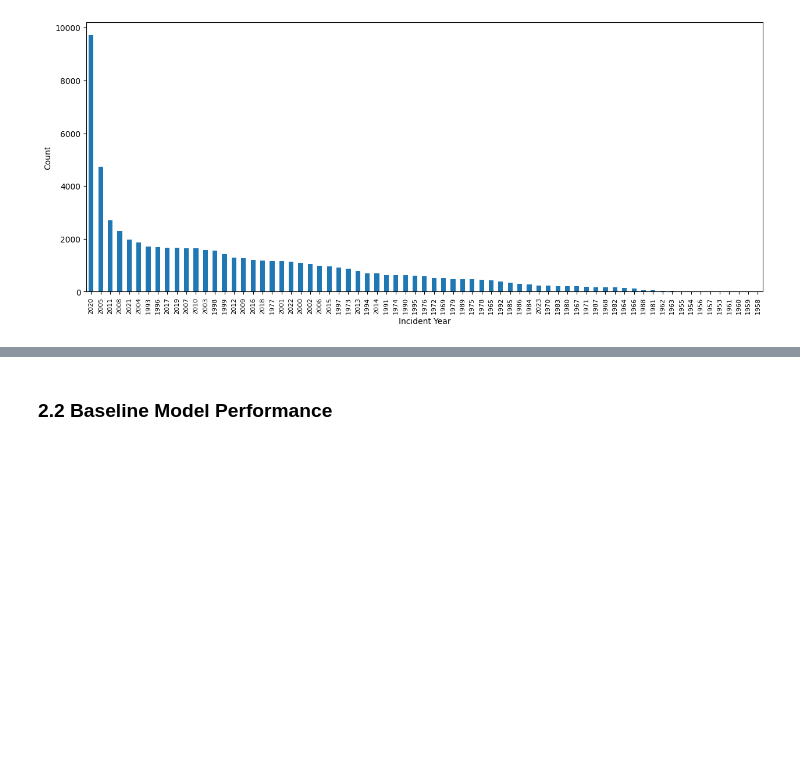
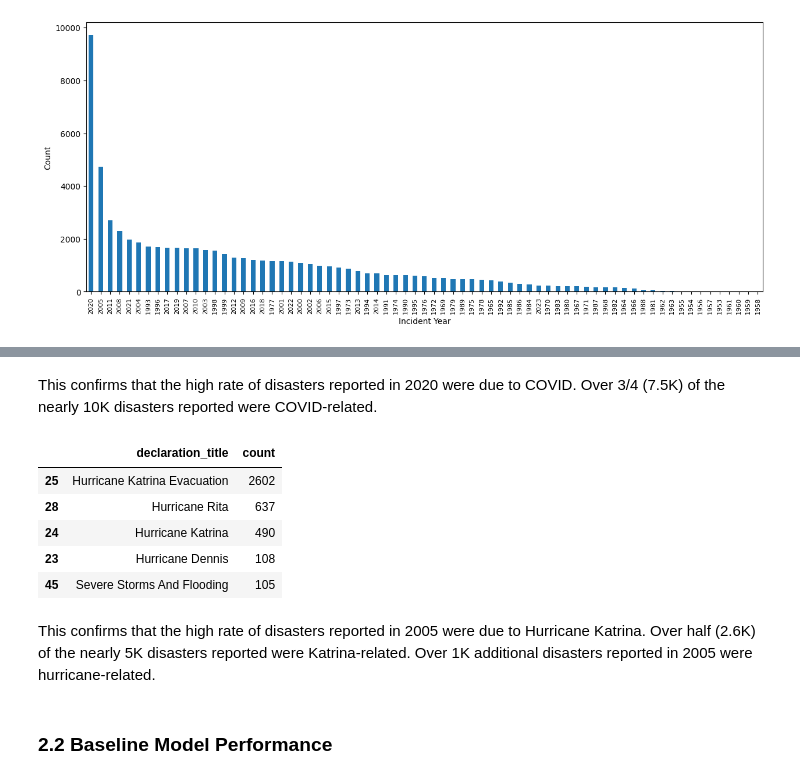
Before and after one commit to helloklow/natural_disasters, a Jupyter notebook: notebooks/low_solution.ipynb, the cells around one changed output, grey strips where cells are left out. Drawn from its saved outputs; the diff is of its cells as text; code cells hidden in the pictures; blank space fills up the shorter version.

```diff
--- a/notebooks/low_solution.ipynb
+++ b/notebooks/low_solution.ipynb
@@ -338,3 +355,24 @@ plt.show()
+# %% [markdown]
+This confirms that the high rate of disasters reported in 2020 were due to COVID. Over 3/4 (7.5K) of the nearly 10K disasters reported were COVID-related.
+# %%
+# Examine 2005
+
+# Set year to 2005
+yr_2005=subset_df[subset_df['date'].dt.strftime('%Y')=='2005']
+
+# Group by 'declaration_title' and count occurrences
+yr_2005=yr_2005.groupby(['declaration_title']).size().reset_index(name='count').sort_values(by=['count'], ascending=False)
+
+yr_2005.head()
+# %% [output]
+|  | declaration_title | count |
+| 25 | Hurricane Katrina Evacuation | 2602 |
+| 28 | Hurricane Rita | 637 |
+| 24 | Hurricane Katrina | 490 |
+| 23 | Hurricane Dennis | 108 |
+| 45 | Severe Storms And Flooding | 105 |
+# %% [markdown]
+This confirms that the high rate of disasters reported in 2005 were due to Hurricane Katrina. Over half (2.6K) of the nearly 5K disasters reported were Katrina-related. Over 1K additional disasters reported in 2005 were hurricane-related.
 # %% [markdown]
 ### 2.2 Baseline Model Performance
 # %%
```
Also changed, not shown: parts of 5 cells of this notebook.
